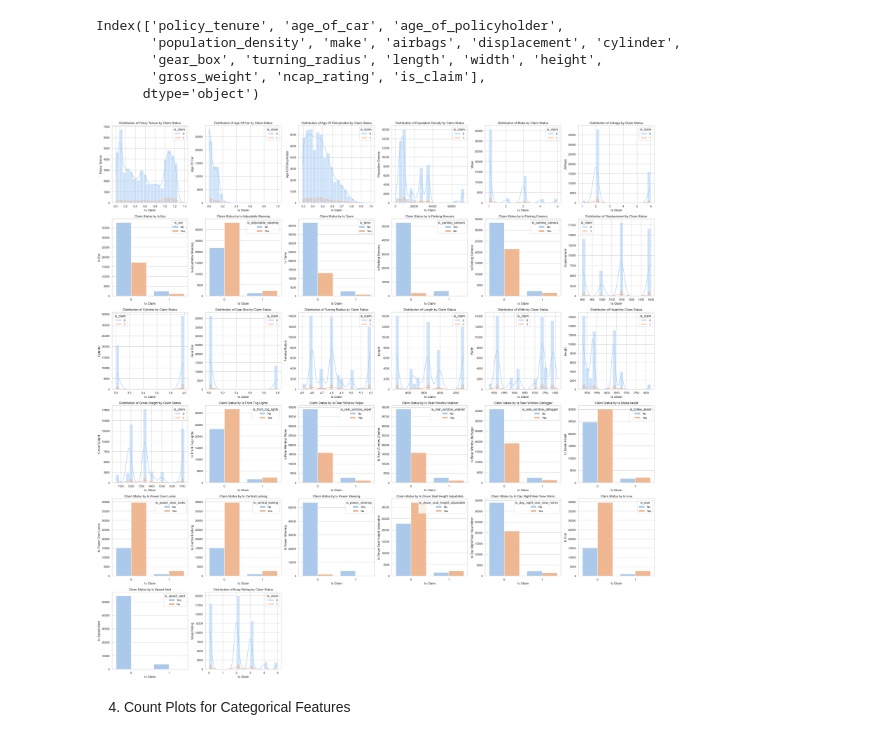
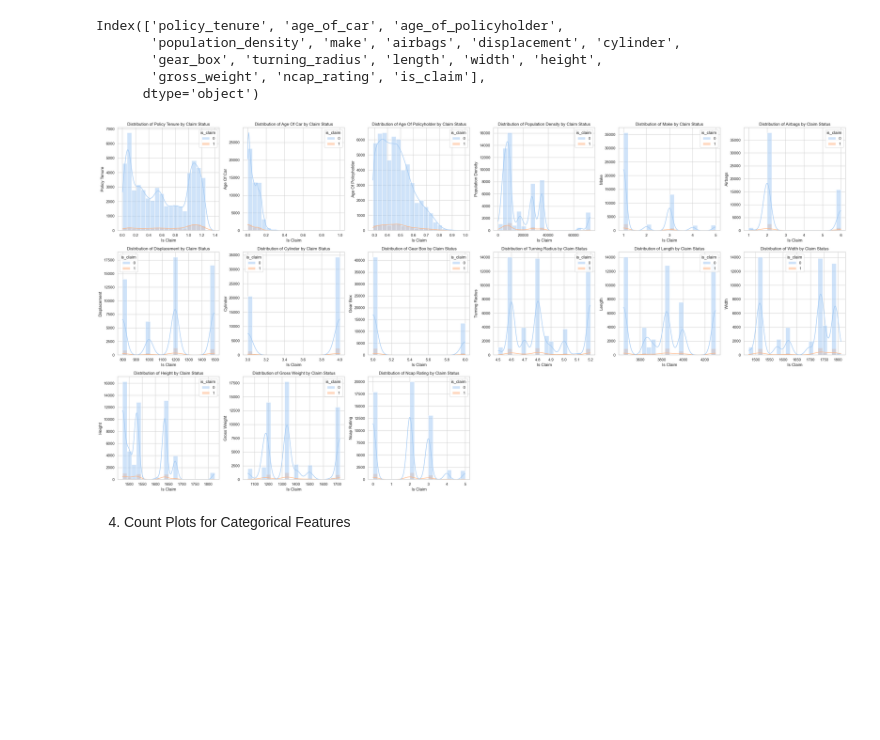
Before and after one commit to aimeele97/insurance_claim_analysis_model, a Jupyter notebook: insuranceclaim.ipynb, the cells around one changed output. Saved outputs shown, nothing was run; the diff lists cells and outputs as text; code cells hidden in the pictures; blank space fills up the shorter version.

```diff
--- a/insuranceclaim.ipynb
+++ b/insuranceclaim.ipynb
@@ -141,14 +141,3 @@ df.groupby("segment")[["displacement","is_claim"]].describe().T
 __EDA__
 # %% [markdown]
 1. Distribution of Target Variable
-# %%
-# Set the style for seaborn
-sns.set(style='whitegrid')
-
-# Countplot for the target variable
-plt.figure(figsize=(6, 4))
-sns.countplot(x='is_claim', data=df)
-plt.title('Distribution of Claims')
-plt.xlabel('Is Claim')
-plt.ylabel('Count')
-plt.show()
@@ -232,46 +240,33 @@ Index(['policy_tenure', 'age_of_car', 'age_of_policyholder',
        'gross_weight', 'ncap_rating', 'is_claim'],
       dtype='object')
 # %%
-features_to_plot = [
-    'policy_tenure', 'age_of_car', 'age_of_policyholder',
-       'population_density', 'make', 'airbags', 'is_esc',
-       'is_adjustable_steering', 'is_tpms', 'is_parking_sensors',
-       'is_parking_camera', 'displacement', 'cylinder', 'gear_box',
-       'turning_radius', 'length', 'width', 'height', 'gross_weight',
-       'is_front_fog_lights', 'is_rear_window_wiper', 'is_rear_window_washer',
-       'is_rear_window_defogger', 'is_brake_assist', 'is_power_door_locks',
-       'is_central_locking', 'is_power_steering',
-       'is_driver_seat_height_adjustable', 'is_day_night_rear_view_mirror',
-       'is_ecw', 'is_speed_alert', 'ncap_rating'
-]
+features_to_plot = ['policy_tenure', 'age_of_car', 'age_of_policyholder',
+       'population_density', 'make', 'airbags', 'displacement', 'cylinder',
+       'gear_box', 'turning_radius', 'length', 'width', 'height',
+       'gross_weight', 'ncap_rating']
 
 # Create a figure with subplots
 n_cols = 6  # Set number of columns for the layout
 n_rows = (len(features_to_plot) + n_cols - 1) // n_cols  # Calculate number of rows needed
 fig, axs = plt.subplots(n_rows, n_cols, figsize=(5 * n_cols, 5 * n_rows))
 axs = axs.flatten()  # Flatten the array of axes for easier indexing
 
 # Loop through each feature and create a plot in the respective subplot
 for i, col in enumerate(features_to_plot):
-    if df[col].dtype == 'object':  # Check if the column is categorical
-        sns.countplot(x='is_claim', hue=col, data=df, ax=axs[i], palette='pastel')
-        axs[i].set_title(f'Claim Status by {col.replace("_", " ").title()}')
-    else:
-        sns.histplot(data=df, x=col, hue='is_claim', kde=True, ax=axs[i], palette='pastel', bins=20)  # Change to histplot for histograms
+        sns.histplot(data=df, x=col, hue='is_claim', kde=True, ax=axs[i], palette='pastel', bins=20)
         axs[i].set_title(f'Distribution of {col.replace("_", " ").title()} by Claim Status')
-
-    axs[i].set_xlabel('Is Claim')
-    axs[i].set_ylabel(col.replace("_", " ").title())
+        axs[i].set_xlabel('Is Claim')
+        axs[i].set_ylabel(col.replace("_", " ").title())
 
 # Hide any unused subplots
 for j in range(i + 1, len(axs)):
     axs[j].set_visible(False)
 
 # Adjust layout
 plt.tight_layout()
 plt.show()
 # %% [output]
-[figure, old version]
+[figure, new version]
 # %% [markdown]
 4. Count Plots for Categorical Features
 # %%
```
Also changed, not shown: parts of 3 cells of this notebook.
